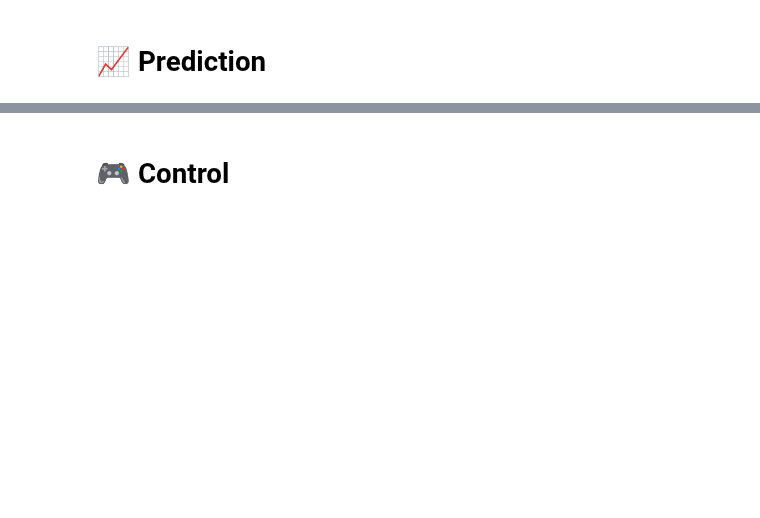
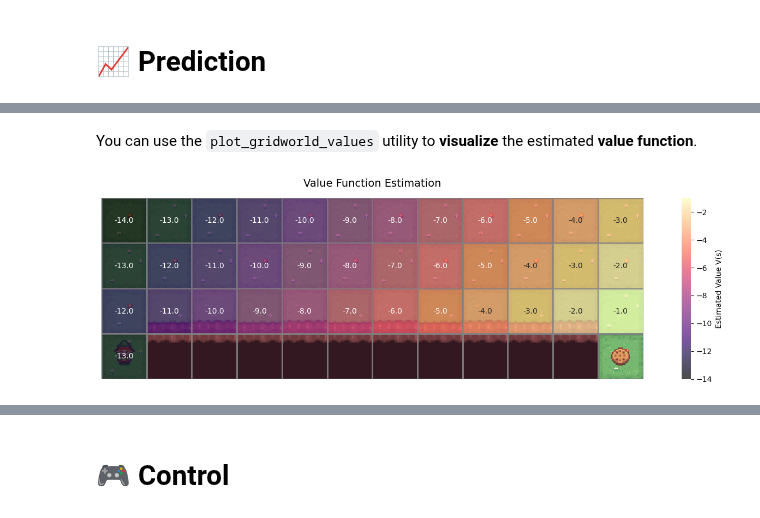
Before and after one commit to gianmtedeschi/tutorial-rlss26, a Jupyter notebook: RL-basics/RL01 _Intro_to_RL_solution.ipynb, the cells around one changed output, grey strips where cells are left out. Drawn from its saved outputs; the diff is of its cells as text; code cells hidden in the pictures; blank space fills up the shorter version.

```diff
--- a/RL-basics/RL01 _Intro_to_RL_solution.ipynb
+++ b/RL-basics/RL01 _Intro_to_RL_solution.ipynb
@@ -272,7 +308,5 @@ def evaluate_policy(env: gym.Env, policy, n_runs: int = 1, discount_factor: floa
 # %% [markdown]
 Let's **evaluate** the heuristic policy!
 # %%
-policy = CliffWalkingHeuristicPolicy()
-
-_, _, frames = evaluate_policy(env, policy, 100, 1)
+_, _, frames = evaluate_policy(env, policy)
 # %% [output]
@@ -287,0 +346,4 @@ animate_frames(frames)
+# %%
+NUM_TRAJECTORIES = 500
+
+trajectories = [ rollout(env, policy)[1:] for _ in tqdm(range(NUM_TRAJECTORIES), desc="Generating Trajectories") ]
@@ -287,0 +378,38 @@ animate_frames(frames)
+# %%
+def every_visit_monte_carlo(trajectories, num_rows, num_cols, discount_factor=1.0):
+    returns_sum_ev = np.zeros(shape=(num_rows, num_cols))
+    N_ev           = np.zeros(shape=(num_rows, num_cols))
+
+    for trajectory in trajectories:
+        states, _, rewards = trajectory
+
+        # Solution -------------------------------------------------
+        G = 0
+        returns = []
+        for r in reversed(rewards):
+            G = r + discount_factor * G
+            returns.insert(0, G)
+
+        for h in range(len(rewards)):
+            returns_sum_ev[states[h]] += returns[h]
+            N_ev[states[h]] += 1
+        # ----------------------------------------------------------
+
+    # Suppress errors for unvisited states
+    with np.errstate(divide='ignore', invalid='ignore'):
+        V_ev = returns_sum_ev / N_ev
+
+    return V_ev
+# %% [markdown]
+You can use the `plot_gridworld_values` utility to **visualize** the estimated **value function**.
+# %%
+V_ev = every_visit_monte_carlo(
+    trajectories=trajectories,
+    num_rows=4,
+    num_cols=12,
+    discount_factor=1.0
+)
+
+plot_gridworld_values(V=V_ev, gif_path='https://gymnasium.farama.org/_images/cliff_walking.gif')
+# %% [output]
+[figure, added]
```
Also changed, not shown: parts of 26 cells of this notebook, 4 other files.
